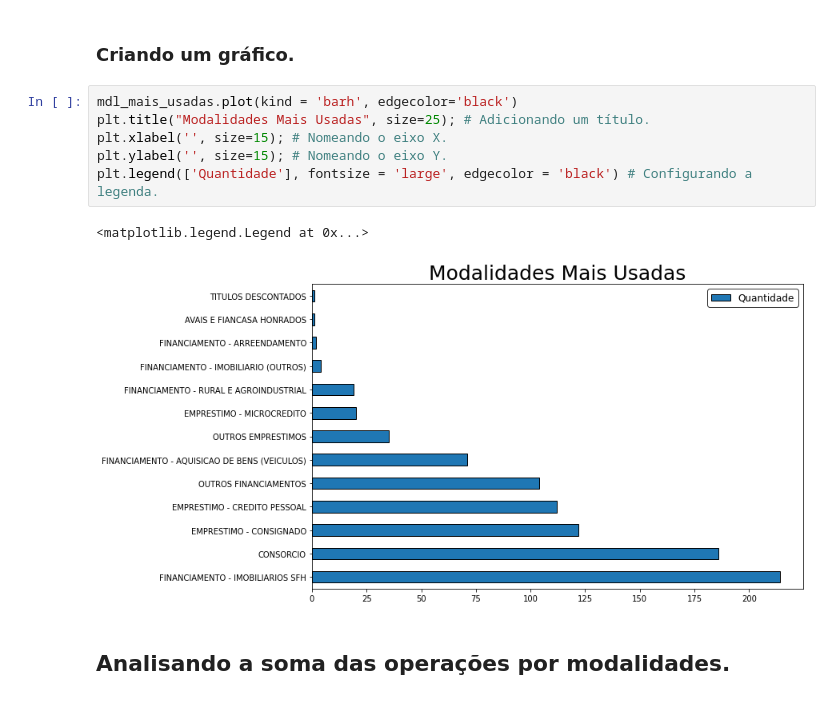
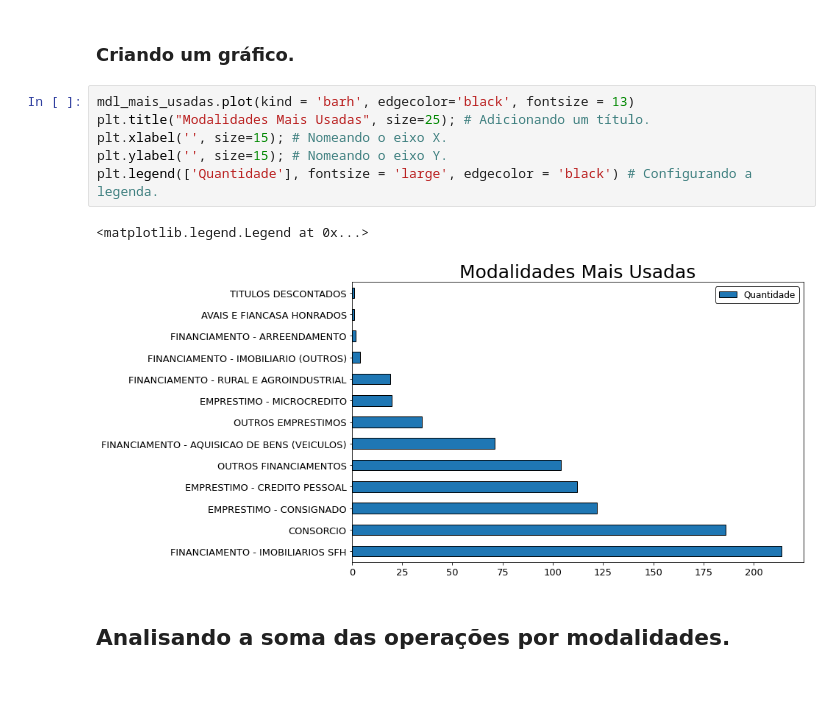
Before and after one commit to ThallesTorres/Projeto_SPC, a Jupyter notebook: SPRINT 2/Analise_STG_OPR_ITT.ipynb, the cells around one changed output. Saved outputs shown, nothing was run; the diff lists cells and outputs as text.

```diff
--- a/SPRINT 2/Analise_STG_OPR_ITT.ipynb
+++ b/SPRINT 2/Analise_STG_OPR_ITT.ipynb
@@ -272,14 +322,14 @@ mdl_mais_usadas
 # %% [markdown]
 ### Criando um gráfico.
 # %%
-mdl_mais_usadas.plot(kind = 'barh', edgecolor='black')
+mdl_mais_usadas.plot(kind = 'barh', edgecolor='black', fontsize = 13)
 plt.title("Modalidades Mais Usadas", size=25); # Adicionando um título.
 plt.xlabel('', size=15); # Nomeando o eixo X.
 plt.ylabel('', size=15); # Nomeando o eixo Y.
 plt.legend(['Quantidade'], fontsize = 'large', edgecolor = 'black') # Configurando a legenda.
 # %% [output]
 <matplotlib.legend.Legend at 0x...>
-[figure, old version]
+[figure, new version]
 # %% [markdown]
 ## Analisando a soma das operações por modalidades.
 # %%
```
Also changed, not shown: parts of 21 cells of this notebook.
